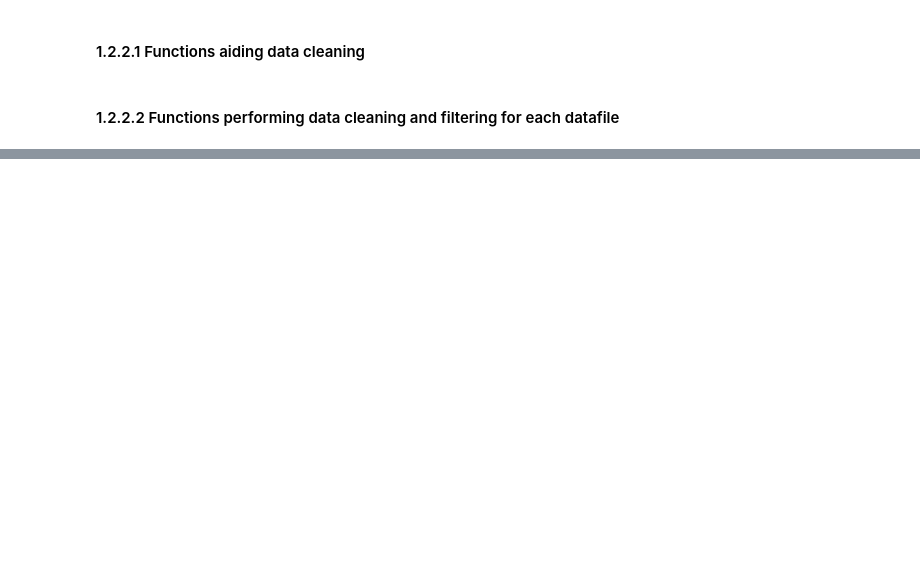
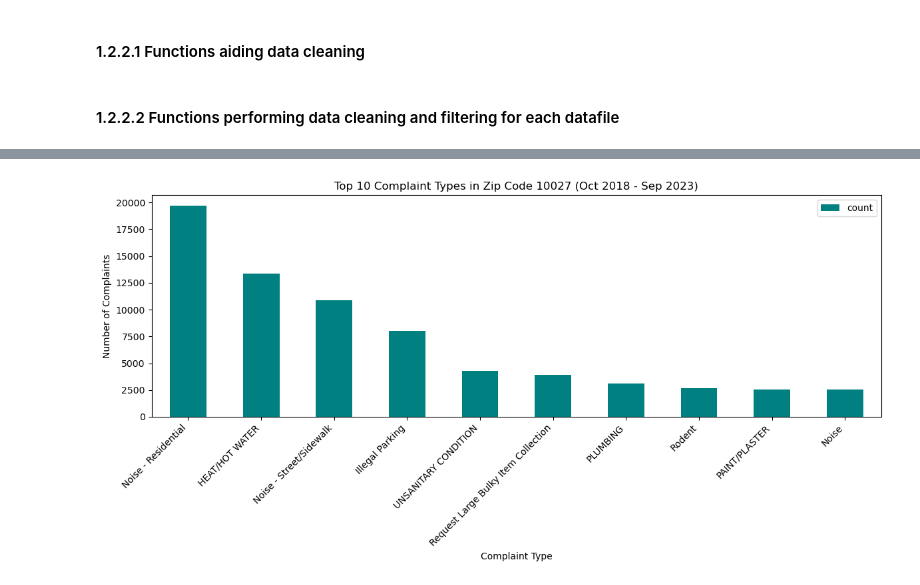
Before and after one commit to lc3779/Project_4501_IEOR, a Jupyter notebook: Project_4501_IEOR.ipynb, the cells around one changed output, grey strips where cells are left out. Saved outputs shown, nothing was run; the diff lists cells and outputs as text; code cells hidden in the pictures; blank space fills up the shorter version.

```diff
--- a/Project_4501_IEOR.ipynb
+++ b/Project_4501_IEOR.ipynb
@@ -510,0 +938,8 @@ def clean_filter_311(filename, nyc_zipcodes):
+# %%
+DB_SCHEMA_FILE = "schema.sql"
+# create that required schema.sql file
+with open(DB_SCHEMA_FILE, "w") as f:
+    f.write(ZIPCODE_SCHEMA)
+    f.write(NYC_311_SCHEMA)
+    f.write(NYC_TREE_SCHEMA)
+    f.write(ZILLOW_SCHEMA)
@@ -510,0 +1531,21 @@ def clean_filter_311(filename, nyc_zipcodes):
+# %%
+def plot_visual_2(dataframe,zipcode):
+    """
+    Plots the data from the dataframe as a bar chart.
+
+    Args:
+        dataframe (DataFrame): DataFrame containing the data to plot.
+    """
+    dataframe.plot(kind='bar', figsize=(12, 6), color='teal')
+    plt.title(f'Top 10 Complaint Types in Zip Code {zipcode} (Oct 2018 - Sep 2023)')
+    plt.xlabel('Complaint Type')
+    plt.ylabel('Number of Complaints')
+    plt.xticks(rotation=45, ha='right')
+    plt.tight_layout()
+    plt.show()
+# %%
+# Retrieve the data for a specific zipcode and plot it
+zipcode_data = get_data_for_visual_2(zipcode=10027, start_date='2018-10-01', end_date='2023-09-30')
+plot_visual_2(zipcode_data,zipcode=10027)
+# %% [output]
+[figure, added]
```
Also changed, not shown: parts of 76 cells of this notebook, 6 other files.
